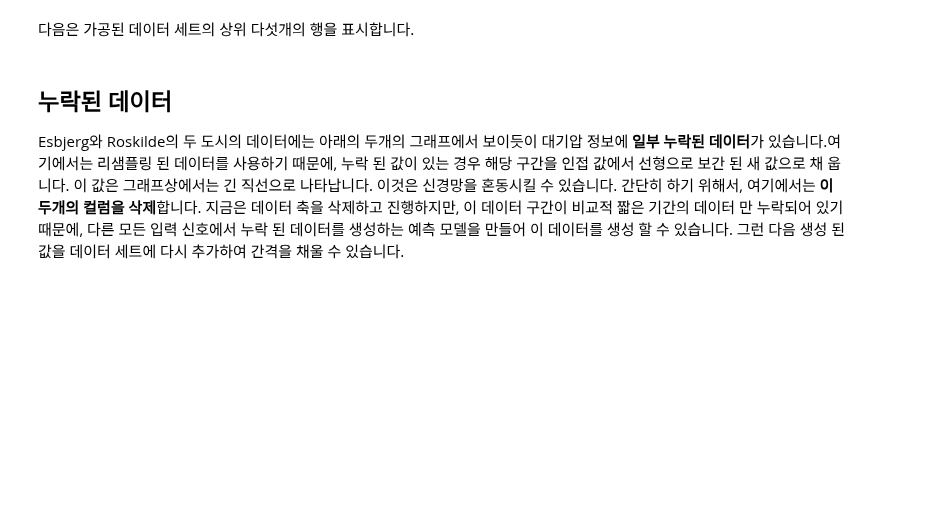
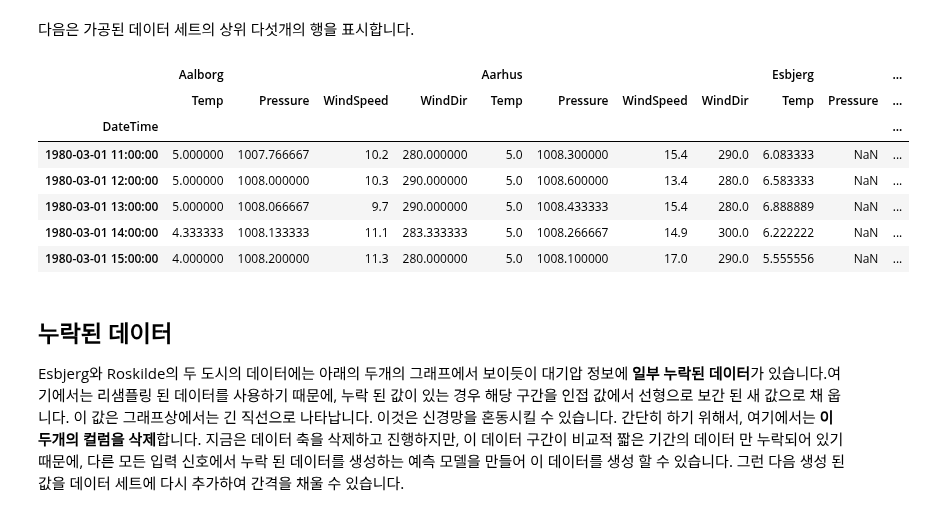
Before and after one commit to sturu1/THU-PM, a Jupyter notebook: Copy_of_7_Time_Series_Problem_using_RNN_ipynb의_사본.ipynb, the cells around one changed output. Saved outputs shown, nothing was run; the diff lists cells and outputs as text; code cells hidden in the pictures; blank space fills up the shorter version.

```diff
--- a/Copy_of_7_Time_Series_Problem_using_RNN_ipynb의_사본.ipynb
+++ b/Copy_of_7_Time_Series_Problem_using_RNN_ipynb의_사본.ipynb
@@ -66,5 +120,16 @@ Keras에서 다수의 클래스를 Import 합니다.
 # %% [markdown]
 다음은 가공된 데이터 세트의 상위 다섯개의 행을 표시합니다.
+# %%
+df.head()
+# %% [output]
+|  | Aalborg |  |  |  | Aarhus |  |  |  | Esbjerg |  | ... |
+|  | Temp | Pressure | WindSpeed | WindDir | Temp | Pressure | WindSpeed | WindDir | Temp | Pressure | ... |
+| DateTime |  |  |  |  |  |  |  |  |  |  | ... |
+| 1980-03-01 11:00:00 | 5.000000 | 1007.766667 | 10.2 | 280.000000 | 5.0 | 1008.300000 | 15.4 | 290.0 | 6.083333 | NaN | ... |
+| 1980-03-01 12:00:00 | 5.000000 | 1008.000000 | 10.3 | 290.000000 | 5.0 | 1008.600000 | 13.4 | 280.0 | 6.583333 | NaN | ... |
+| 1980-03-01 13:00:00 | 5.000000 | 1008.066667 | 9.7 | 290.000000 | 5.0 | 1008.433333 | 15.4 | 280.0 | 6.888889 | NaN | ... |
+| 1980-03-01 14:00:00 | 4.333333 | 1008.133333 | 11.1 | 283.333333 | 5.0 | 1008.266667 | 14.9 | 300.0 | 6.222222 | NaN | ... |
+| 1980-03-01 15:00:00 | 4.000000 | 1008.200000 | 11.3 | 280.000000 | 5.0 | 1008.100000 | 17.0 | 290.0 | 5.555556 | NaN | ... |
 # %% [markdown]
 ## 누락된 데이터
 Esbjerg와 Roskilde의 두 도시의 데이터에는 아래의 두개의 그래프에서 보이듯이 대기압 정보에 **일부 누락된 데이터**가 있습니다.여기에서는 리샘플링 된 데이터를 사용하기 때문에, 누락 된 값이 있는 경우 해당 구간을 인접 값에서 선형으로 보간 된 새 값으로 채 웁니다. 이 값은 그래프상에서는 긴 직선으로 나타납니다. 이것은 신경망을 혼동시킬 수 있습니다. 간단히 하기 위해서, 여기에서는 **이 두개의 컬럼을 삭제**합니다. 지금은 데이터 축을 삭제하고 진행하지만, 이 데이터 구간이 비교적 짧은 기간의 데이터 만 누락되어 있기 때문에, 다른 모든 입력 신호에서 누락 된 데이터를 생성하는 예측 모델을 만들어 이 데이터를 생성 할 수 있습니다. 그런 다음 생성 된 값을 데이터 세트에 다시 추가하여 간격을 채울 수 있습니다.
```
Also changed, not shown: parts of 14 cells of this notebook.
